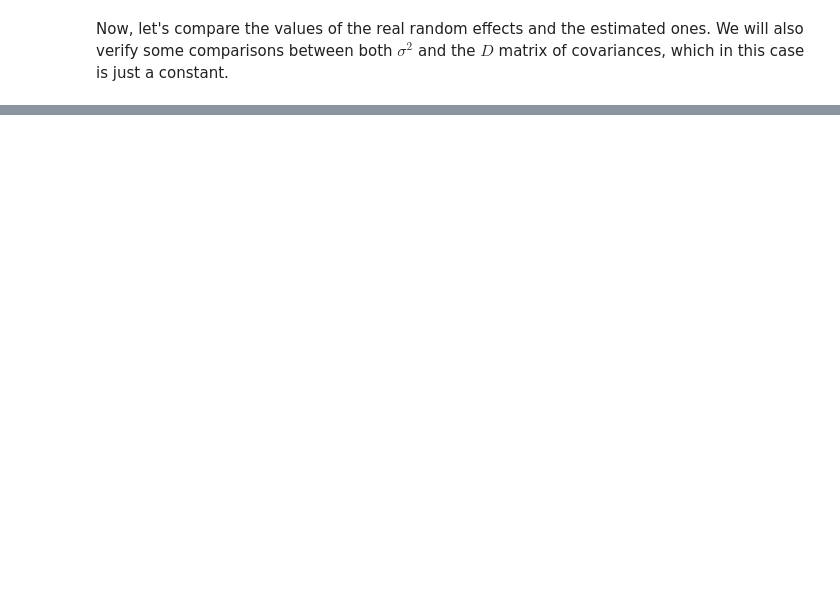
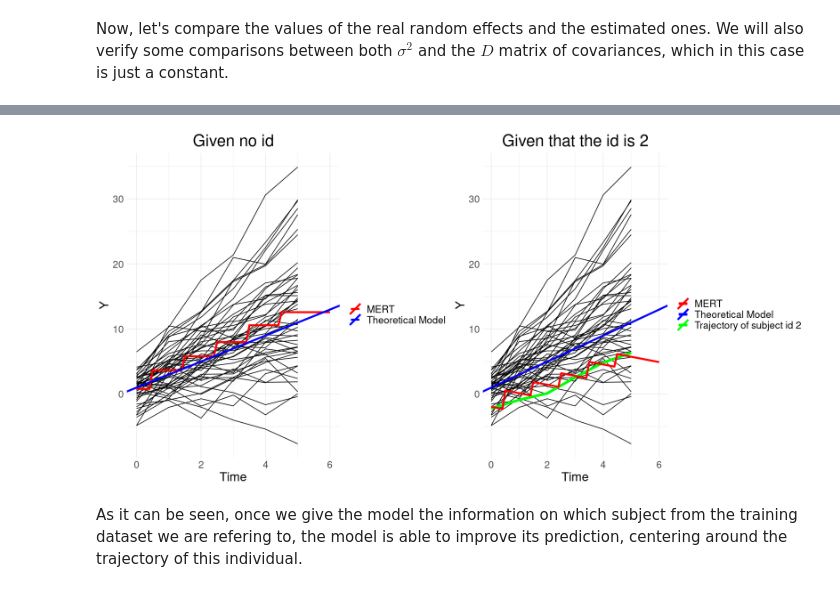
Before and after one commit to nhilariosilva/aprendizado_maquina_mert, a Jupyter notebook: MERT.ipynb, the cells around one changed output, grey strips where cells are left out. Saved outputs shown, nothing was run; the diff lists cells and outputs as text; code cells hidden in the pictures; blank space fills up the shorter version.

```diff
--- a/MERT.ipynb
+++ b/MERT.ipynb
@@ -46,7 +46,7 @@ generate_subject <- function(Xi, beta, Zi, D, sigma2, random_state = NULL){
     # Generate the random effects vector for this subject
     # If q is NULL or q = 1, we have only one column in Zi
     if(is.null(q) || q == 1 ){
-        bi <- rnorm(1, mean = 0, sd = D)
+        bi <- rnorm(1, mean = 0, sd = sqrt(D))
         Zi <- as.matrix(Zi)
     }else{
         bi <- rmvnorm(1, mean = rep(0, q), sigma = D ) %>% t
@@ -487,0 +664,35 @@ estimated D: 3.85359990346705
+# %%
+ts <- seq(0, 6, 0.1)
+Xi_pred <- matrix(c(
+    rep(1, length(ts)),
+    ts
+), ncol = 2) %>% as.data.frame
+colnames(Xi_pred) <- c("(Intercept)", "t")
+Zi_pred <- Xi_pred
+
+y_pred <- predict_MERT(fit_MERT, Xi_pred, Zi_pred)
+y_pred_id2 <- predict_MERT(fit_MERT, Xi_pred, Zi_pred, ids = 2)
+# %%
+# Considering that the individual was not seen on the dataset
+g1 <- ggplot()+
+    geom_line(df, mapping = aes(x = t, y = Y, group = id))+
+    geom_line(aes(x = ts, y = y_pred, color = "MERT"), linewidth = 1.5)+
+    geom_abline(mapping = aes(intercept = beta[1], slope = beta[2], color = "Theoretical Model"), linewidth = 1.5)+
+    scale_color_manual(values = c("red", "blue"))+
+    labs(title = "Given no id", x = "Time", y = "Y", color = "")
+
+# Considering that the individual id is given by 1
+g2 <- ggplot()+
+    geom_line(df, mapping = aes(x = t, y = Y, group = id))+
+    geom_line(df %>% filter(id == 2), mapping = aes(x = t, y = Y, color = "Trajectory of subject id 2"), linewidth = 2)+
+    geom_line(aes(x = ts, y = y_pred_id2, color = "MERT"), linewidth = 1.5)+
+    geom_abline(mapping = aes(intercept = beta[1], slope = beta[2], color = "Theoretical Model"), linewidth = 1.5)+
+    scale_color_manual(values = c("red", "blue", "green"))+
+    labs(title = "Given that the id is 2", x = "Time", y = "Y", color = "")
+
+options(repr.plot.width = 16, repr.plot.height = 8)
+plot_grid(g1, g2, nrow = 1)
+# %% [output]
+[figure, added]
+# %% [markdown]
+As it can be seen, once we give the model the information on which subject from the training dataset we are refering to, the model is able to improve its prediction, centering around the trajectory of this individual.
```
Also changed, not shown: parts of 18 cells of this notebook.
